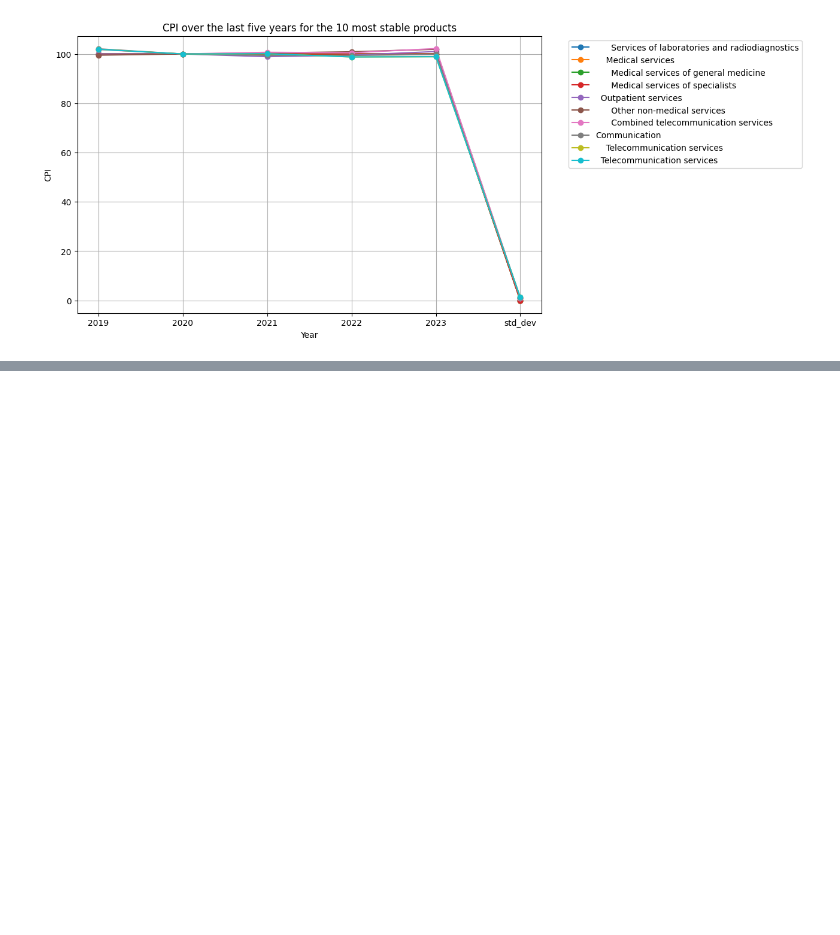
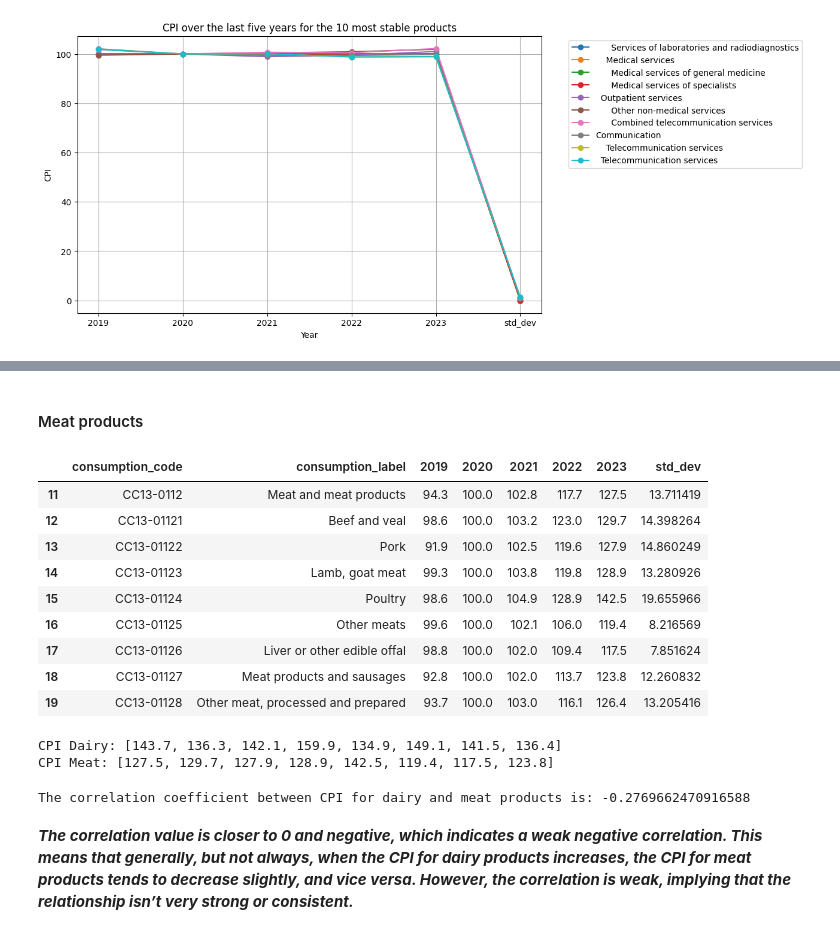
Before and after one commit to n1az/CPI-Analysis, a Jupyter notebook: src/EDA.ipynb, the cells around one changed output, grey strips where cells are left out. Cells and saved outputs as stored; diff of their text form; code cells hidden in the pictures; blank space fills up the shorter version.

Commit message:
correlation between dairy and meat products for 2023

```diff
--- a/src/EDA.ipynb
+++ b/src/EDA.ipynb
@@ -164,0 +171,8 @@ df_sorted
+# %%
+meat = df[df['consumption_label'].str.contains('Meat', case=False, na=False)]['consumption_code']
+dairy = df[df['consumption_label'].str.contains('Dairy', case=False, na=False)]['consumption_code']
+
+meat_code =  meat.iloc[0]
+dairy_code = dairy.iloc[0]
+print("Meat Products Consumption Code:",meat_code)
+print("Dairy Products Consumption Code:", dairy_code)
@@ -164,0 +199,45 @@ df_sorted
+# %% [markdown]
+#### Meat products
+# %%
+# Filter the DataFrame where 'consumption_code' starts with meat code
+meat_products = df[df['consumption_code'].str.startswith(meat_code)]
+meat_products
+# %% [output]
+|  | consumption_code | consumption_label | 2019 | 2020 | 2021 | 2022 | 2023 | std_dev |
+| 11 | CC13-0112 | Meat and meat products | 94.3 | 100.0 | 102.8 | 117.7 | 127.5 | 13.711419 |
+| 12 | CC13-01121 | Beef and veal | 98.6 | 100.0 | 103.2 | 123.0 | 129.7 | 14.398264 |
+| 13 | CC13-01122 | Pork | 91.9 | 100.0 | 102.5 | 119.6 | 127.9 | 14.860249 |
+| 14 | CC13-01123 | Lamb, goat meat | 99.3 | 100.0 | 103.8 | 119.8 | 128.9 | 13.280926 |
+| 15 | CC13-01124 | Poultry | 98.6 | 100.0 | 104.9 | 128.9 | 142.5 | 19.655966 |
+| 16 | CC13-01125 | Other meats | 99.6 | 100.0 | 102.1 | 106.0 | 119.4 | 8.216569 |
+| 17 | CC13-01126 | Liver or other edible offal | 98.8 | 100.0 | 102.0 | 109.4 | 117.5 | 7.851624 |
+| 18 | CC13-01127 | Meat products and sausages | 92.8 | 100.0 | 102.0 | 113.7 | 123.8 | 12.260832 |
+| 19 | CC13-01128 | Other meat, processed and prepared | 93.7 | 100.0 | 103.0 | 116.1 | 126.4 | 13.205416 |
+# %%
+# Ensure that both DataFrames have the same length
+if len(dairy_products) > len(meat_products):
+    dairy_products = dairy_products.iloc[:len(meat_products)]
+elif len(meat_products) > len(dairy_products):
+    meat_products = meat_products.iloc[:len(dairy_products)]
+
+# Convert the '2023' column of each DataFrame to a list
+cpi_dairy = dairy_products['2023'].tolist()
+cpi_meat = meat_products['2023'].tolist()
+
+print("CPI Dairy:", cpi_dairy)
+print("CPI Meat:", cpi_meat)
+# %% [output]
+CPI Dairy: [143.7, 136.3, 142.1, 159.9, 134.9, 149.1, 141.5, 136.4]
+CPI Meat: [127.5, 129.7, 127.9, 128.9, 142.5, 119.4, 117.5, 123.8]
+# %%
+# Create a DataFrame
+data = {'CPI_Dairy': cpi_dairy, 'CPI_Meat': cpi_meat}
+corr_df = pd.DataFrame(data)
+
+# Calculate the correlation coefficient
+correlation = corr_df['CPI_Dairy'].corr(corr_df['CPI_Meat'])
+print(f'The correlation coefficient between CPI for dairy and meat products is: {correlation}')
+# %% [output]
+The correlation coefficient between CPI for dairy and meat products is: -0.2769662470916588
+# %% [markdown]
+***The correlation value is closer to 0 and negative, which indicates a weak negative correlation. This means that generally, but not always, when the CPI for dairy products increases, the CPI for meat products tends to decrease slightly, and vice versa. However, the correlation is weak, implying that the relationship isn’t very strong or consistent.***
```
Also changed, not shown: parts of 10 cells of this notebook.
